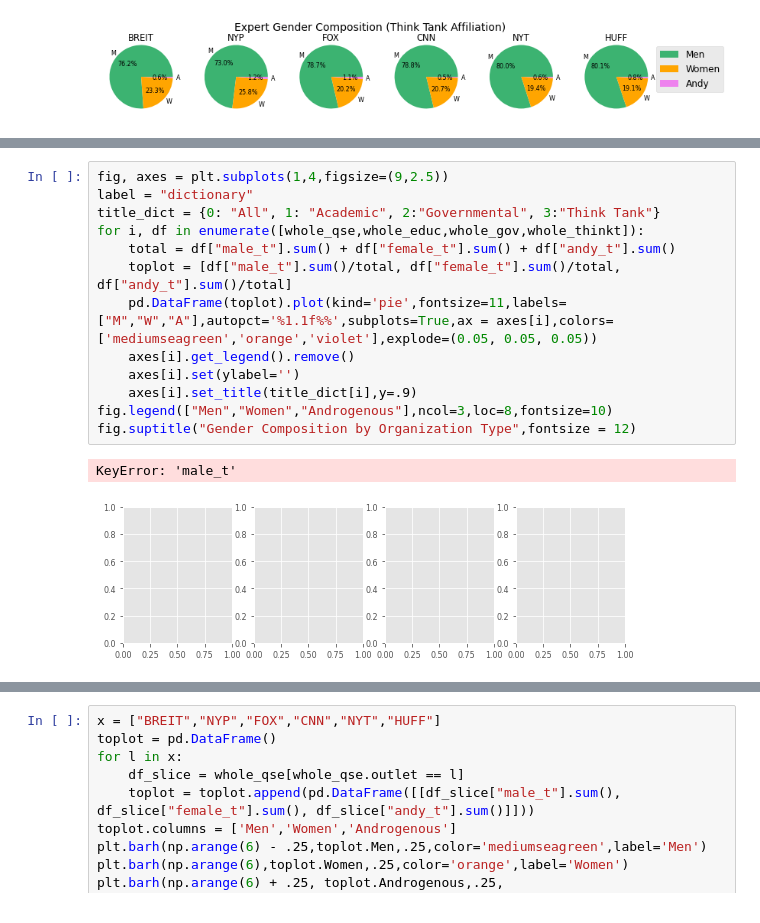
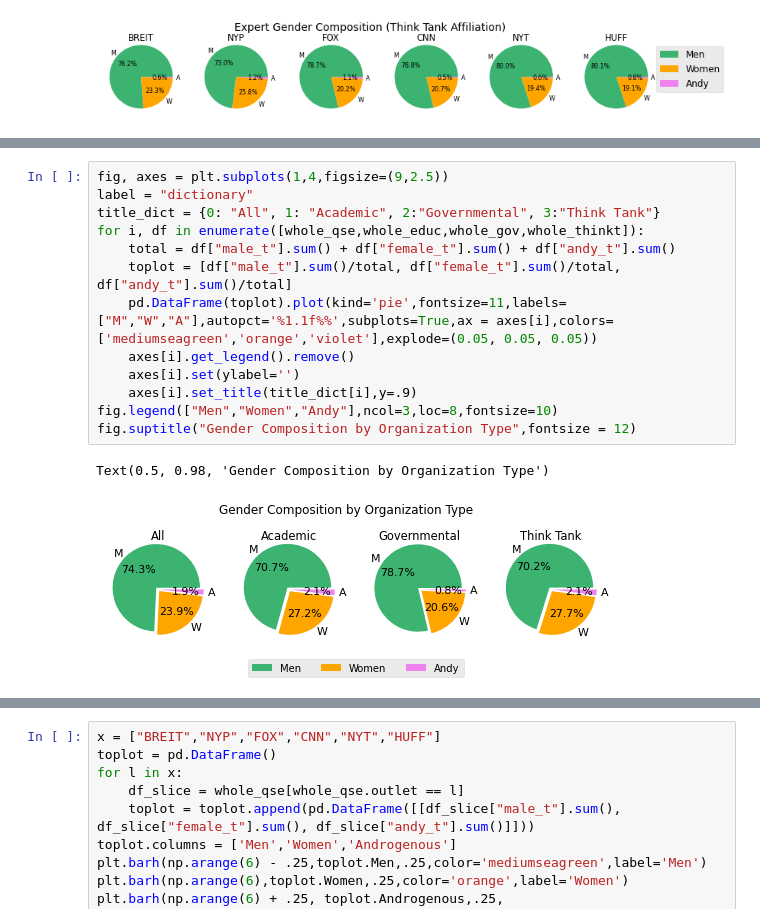
Before and after one commit to rebedorn/macro2, a Jupyter notebook: compare.ipynb, the cells around one changed output, grey strips where cells are left out. Saved outputs shown, nothing was run; the diff lists cells and outputs as text.

```diff
--- a/compare.ipynb
+++ b/compare.ipynb
@@ -785,19 +784,19 @@ Text(0.5, 0.98, 'Gender Composition by Organization Type')
 # %%
 fig, axes = plt.subplots(1,4,figsize=(9,2.5))
 label = "dictionary"
 title_dict = {0: "All", 1: "Academic", 2:"Governmental", 3:"Think Tank"}
 for i, df in enumerate([whole_qse,whole_educ,whole_gov,whole_thinkt]):
     total = df["male_t"].sum() + df["female_t"].sum() + df["andy_t"].sum()
     toplot = [df["male_t"].sum()/total, df["female_t"].sum()/total, df["andy_t"].sum()/total]
     pd.DataFrame(toplot).plot(kind='pie',fontsize=11,labels=["M","W","A"],autopct='%1.1f%%',subplots=True,ax = axes[i],colors=['mediumseagreen','orange','violet'],explode=(0.05, 0.05, 0.05))
     axes[i].get_legend().remove()
     axes[i].set(ylabel='')
     axes[i].set_title(title_dict[i],y=.9)
-fig.legend(["Men","Women","Androgenous"],ncol=3,loc=8,fontsize=10)
+fig.legend(["Men","Women","Andy"],ncol=3,loc=8,fontsize=10)
 fig.suptitle("Gender Composition by Organization Type",fontsize = 12)
 # %% [output]
-KeyError: 'male_t'
+Text(0.5, 0.98, 'Gender Composition by Organization Type')
-[figure, old version]
+[figure, new version]
 # %%
 plot_total_bygender(whole_educ,"Gender Composition (Academic)")
 plot_total_bygender(whole_gov,"Gender Composition (Gov)")
```
Also changed, not shown: parts of 7 cells of this notebook.
